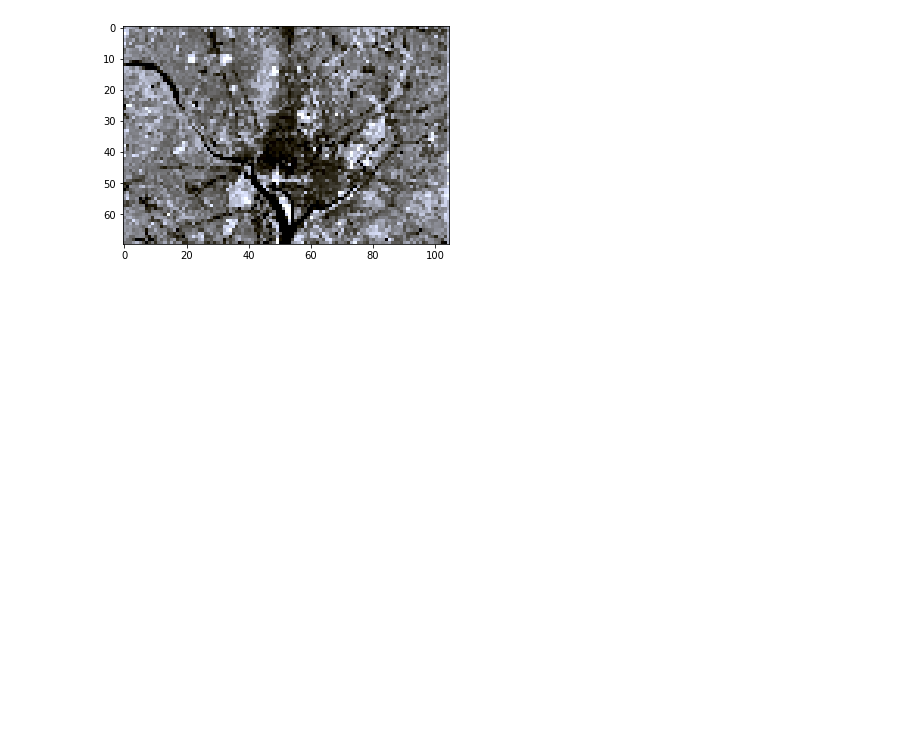
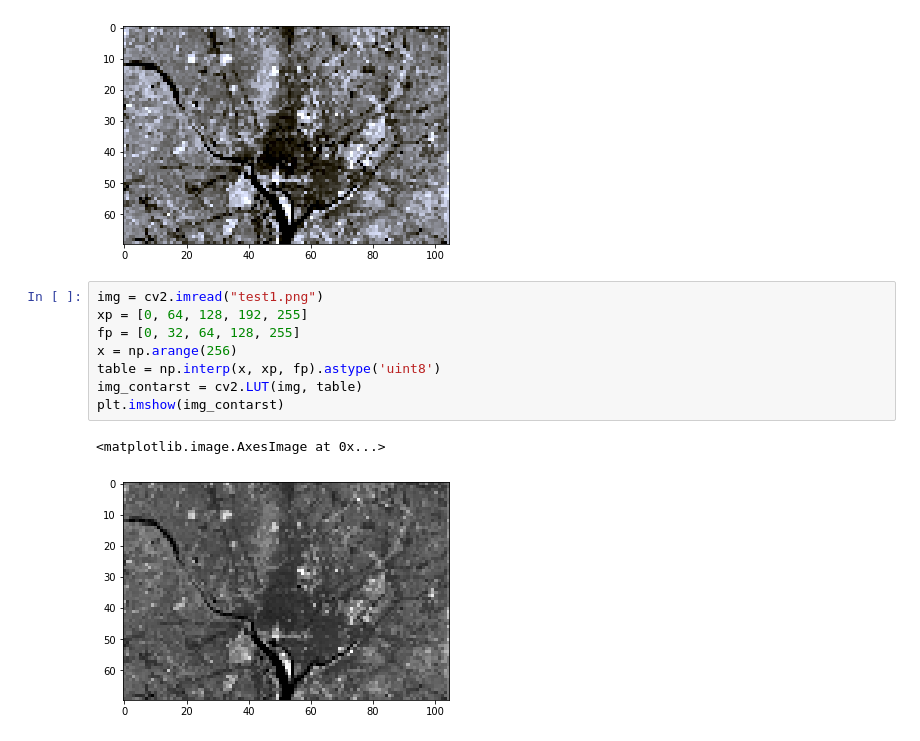
Before and after one commit to abhishekkagautam/DIP_Experiment_4, a Jupyter notebook: DIP_experiment_4.ipynb, the cells around one changed output. Drawn from its saved outputs; the diff is of its cells as text; blank space fills up the shorter version.

```diff
--- a/DIP_experiment_4.ipynb
+++ b/DIP_experiment_4.ipynb
@@ -109,6 +113,17 @@ plt.imshow(normalized_Image)
 # %% [output]
 <matplotlib.image.AxesImage at 0x...>
 [figure]
+# %%
+img = cv2.imread("test1.png")
+xp = [0, 64, 128, 192, 255]
+fp = [0, 32, 64, 128, 255]
+x = np.arange(256)
+table = np.interp(x, xp, fp).astype('uint8')
+img_contarst = cv2.LUT(img, table)
+plt.imshow(img_contarst)
+# %% [output]
+<matplotlib.image.AxesImage at 0x...>
+[figure, added]
 # %%
 fig, (ax1, ax2, ax3,ax4) = plt.subplots(nrows=1, ncols=4, figsize=(16, 3),
                                     sharex=True, sharey=True)
```
Also changed, not shown: parts of 3 cells of this notebook.
